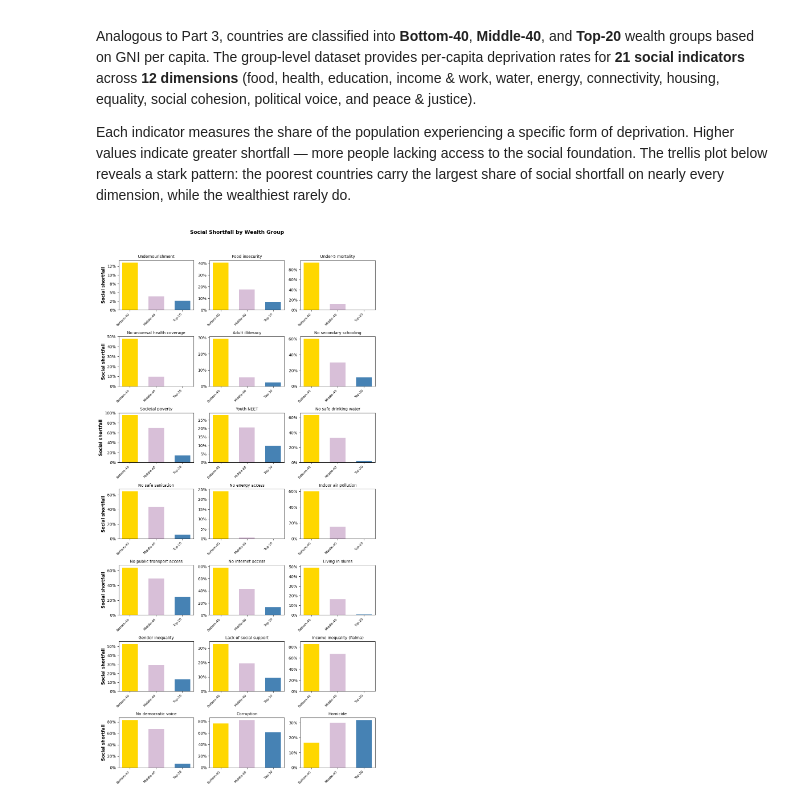
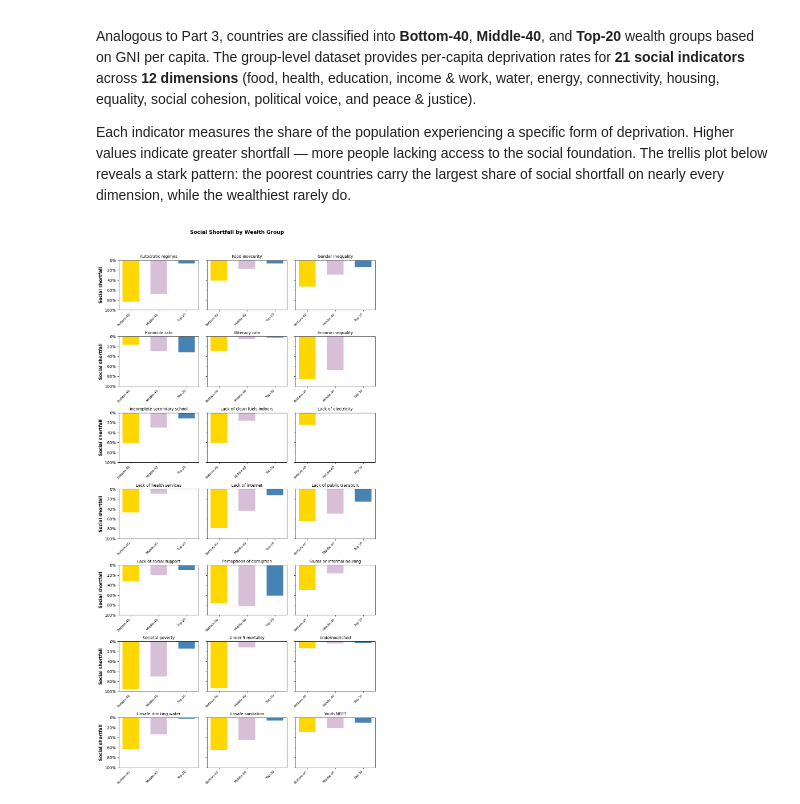
Before and after one commit to anna-megalou/doughnut, a Jupyter notebook: assignment.ipynb, the cells around one changed output. Drawn from its saved outputs; the diff is of its cells as text; code cells hidden in the pictures.

Commit message:
fix upside down plots in part 4

```diff
--- a/assignment.ipynb
+++ b/assignment.ipynb
@@ -375,64 +375,65 @@ Each indicator measures the share of the population experiencing a specific form
 soc_grp = grp_data[grp_data['domain'] == 'social'].copy()
 
 SOC_INDICATOR_NAMES = {
-    'undernourishment': 'Undernourishment',
+    'govRegimes': 'Autocratic regimes',
     'foodInsecurity': 'Food insecurity',
+    'genderGapIndex': 'Gender inequality',
+    'homicideOver5': 'Homicide rate',
+    'adultLiteracy': 'Illiteracy rate',
+    'palma': 'Income inequality',
+    'secondarySchool': 'Incomplete secondary school',
+    'energyIndoor': 'Lack of clean fuels indoors',
+    'energyAccess': 'Lack of electricity',
+    'UHCindex': 'Lack of health services',
+    'internet': 'Lack of internet',
+    'publicTrans': 'Lack of public transport',
+    'socialSupport': 'Lack of social support',
+    'controlCorruption': 'Perceptions of corruption',
+    'urbanSlums': 'Slums or informal housing',
+    'societalPoverty': 'Societal poverty',
     'under5death': 'Under-5 mortality',
-    'UHCindex': 'No universal health coverage',
-    'adultLiteracy': 'Adult illiteracy',
-    'secondarySchool': 'No secondary schooling',
-    'societalPoverty': 'Societal poverty',
+    'undernourishment': 'Undernourished',
+    'drinkingH2O': 'Unsafe drinking water',
+    'sanitation': 'Unsafe sanitation',
     'youthNEET': 'Youth NEET',
-    'drinkingH2O': 'No safe drinking water',
-    'sanitation': 'No safe sanitation',
-    'energyAccess': 'No energy access',
-    'energyIndoor': 'Indoor air pollution',
-    'publicTrans': 'No public transport access',
-    'internet': 'No internet access',
-    'urbanSlums': 'Living in slums',
-    'genderGapIndex': 'Gender inequality',
-    'socialSupport': 'Lack of social support',
-    'palma': 'Income inequality (Palma)',
-    'govRegimes': 'No democratic voice',
-    'controlCorruption': 'Corruption',
-    'homicideOver5': 'Homicide',
 }
 
 soc_grp = soc_grp[soc_grp['indicator'].isin(SOC_INDICATOR_NAMES)].copy()
 soc_grp['indicator_label'] = soc_grp['indicator'].map(SOC_INDICATOR_NAMES)
 
-soc_ind_order = list(SOC_INDICATOR_NAMES.values())
+soc_ind_order = sorted(SOC_INDICATOR_NAMES.values())
 grp_order = ['Bottom-40', 'Middle-40', 'Top-20']
 colors = {'Bottom-40': '#FFD700', 'Middle-40': '#D8BFD8', 'Top-20': '#4682B4'}
 
 n_indicators = len(soc_ind_order)
 n_cols = 3
 n_rows = (n_indicators + n_cols - 1) // n_cols
 
-fig, axes = plt.subplots(n_rows, n_cols, figsize=(10, 2.8 * n_rows))
+fig, axes = plt.subplots(n_rows, n_cols, figsize=(10, 2.8 * n_rows), sharey=True)
 
 for idx, ind_label in enumerate(soc_ind_order):
     ax = axes[idx // n_cols, idx % n_cols]
     subset = soc_grp[soc_grp['indicator_label'] == ind_label]
     for j, grp in enumerate(grp_order):
         row = subset[subset['group'] == grp]
         val = row['value'].values[0] if len(row) > 0 else 0
         ax.bar(j, val, color=colors[grp], width=0.6)
     ax.set_title(ind_label, fontsize=10)
     ax.set_xticks(range(3))
     ax.set_xticklabels(grp_order, rotation=45, ha='right', fontsize=8)
+    ax.set_ylim(0, 100)
+    ax.invert_yaxis()
     ax.yaxis.set_major_formatter(plt.FuncFormatter(lambda v, _: f'{v:.0f}%'))
 
-# Hide unused subplot axes
 for idx in range(n_indicators, n_rows * n_cols):
     axes[idx // n_cols, idx % n_cols].set_visible(False)
 
 for row_idx in range(n_rows):
     axes[row_idx, 0].set_ylabel('Social shortfall', fontweight='bold', fontsize=11)
 
 fig.suptitle('Social Shortfall by Wealth Group', fontweight='bold', fontsize=13, y=1.0)
 fig.tight_layout(rect=[0, 0, 1, 0.98])
 plt.savefig('clusters_social.svg', bbox_inches='tight')
 plt.show()
 # %% [output]
-[figure, old version]
+[figure, new version]
```
Also changed, not shown: 2 other files.
